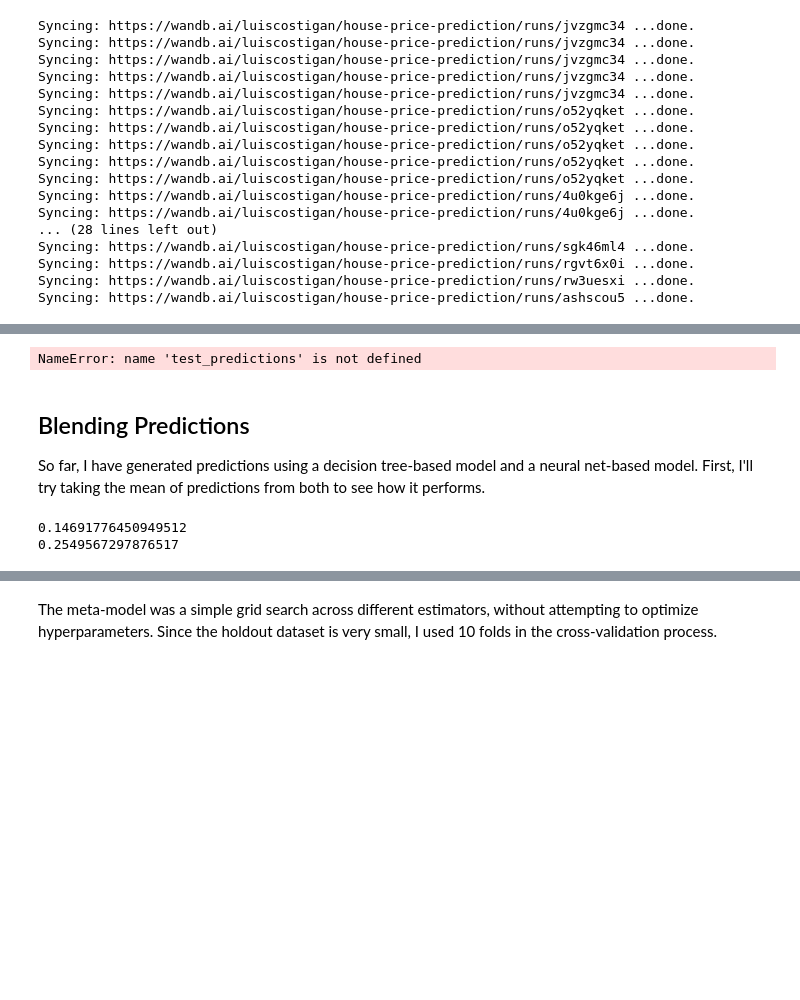
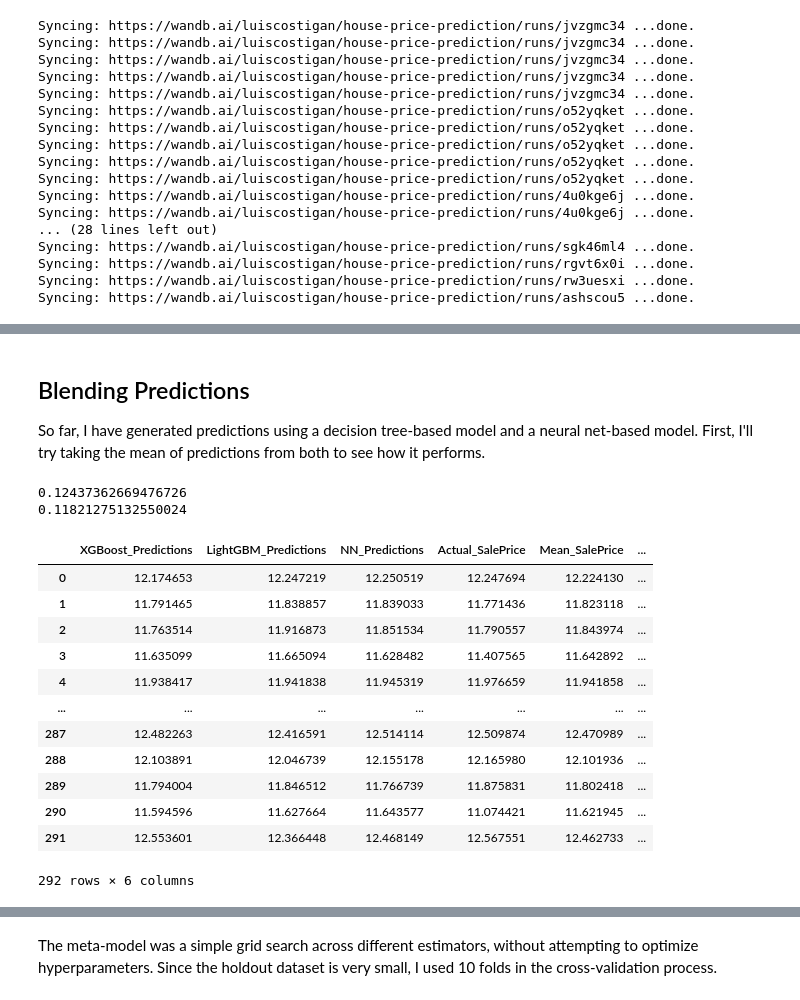
Before and after one commit to valencia21/data-science-projects, a Jupyter notebook: house-price-prediction/Models/tensorflow/tf_model_wrangling.ipynb, the cells around one changed output, grey strips where cells are left out. Saved outputs shown, nothing was run; the diff lists cells and outputs as text; code cells hidden in the pictures; blank space fills up the shorter version.

Commit message:
Better NN Predictions

```diff
--- a/house-price-prediction/Models/tensorflow/tf_model_wrangling.ipynb
+++ b/house-price-prediction/Models/tensorflow/tf_model_wrangling.ipynb
@@ -297,13 +316,13 @@ Hyperparameter optimization and experiment recording all took place within the W
 # %%
 # Enter best params from sweep
 best_params = {
-    "dropout": 0.3662,
+    "dropout": 0.001897,
     "dense1": 4096,
-    "dense2": 4096,
-    "bias1": 0.001,
-    "bias2": 0.01,
+    "dense2": 2048,
+    "bias1": 0.01,
+    "bias2": 0.001,
     "epochs": 150,
-    "batch_size": 16,
+    "batch_size": 8,
     "learning_rate": 0.001
 }
 
@@ -333,7 +352,7 @@ holdout_predictions = np.exp(holdout_predictions_log_transformed)
 # %%
 # Undo the log transform
 test_predictions = np.exp(test_predictions_log_transformed)
-holdout_predictions = np.exp(holdout_predictions_log_transformed)
+#holdout_predictions = np.exp(holdout_predictions_log_transformed)
 
 # Generating submission CSV
 d = {"Id":X_test.index,"SalePrice":test_predictions.flatten()}
@@ -342,8 +361,6 @@ submission = pd.DataFrame(data=d, index=None)
 submission["Id"] = submission["Id"] + 1461
 
 submission.to_csv("submission_nn.csv",index=False)
-# %% [output]
-NameError: name 'test_predictions' is not defined
 # %% [markdown]
 ## Blending Predictions
 
@@ -383,5 +400,5 @@ holdout_predictions_df["Weighted_Mean_SalePrice"] = holdout_predictions_df[["XGB
 print(mean_squared_error(holdout_predictions_df["Actual_SalePrice"], holdout_predictions_df["Mean_SalePrice"], squared=False))
 print(mean_squared_error(holdout_predictions_df["Actual_SalePrice"], holdout_predictions_df["Weighted_Mean_SalePrice"], squared=False))
 # %% [output]
-0.14691776450949512
-0.2549567297876517
+0.12437362669476726
+0.11821275132550024
@@ -392,3 +405,19 @@ holdout_predictions_df.applymap(np.exp)
+# %%
+holdout_predictions_df
+# %% [output]
+|  | XGBoost_Predictions | LightGBM_Predictions | NN_Predictions | Actual_SalePrice | Mean_SalePrice | ... |
+| 0 | 12.174653 | 12.247219 | 12.250519 | 12.247694 | 12.224130 | ... |
+| 1 | 11.791465 | 11.838857 | 11.839033 | 11.771436 | 11.823118 | ... |
+| 2 | 11.763514 | 11.916873 | 11.851534 | 11.790557 | 11.843974 | ... |
+| 3 | 11.635099 | 11.665094 | 11.628482 | 11.407565 | 11.642892 | ... |
+| 4 | 11.938417 | 11.941838 | 11.945319 | 11.976659 | 11.941858 | ... |
+| ... | ... | ... | ... | ... | ... | ... |
+| 287 | 12.482263 | 12.416591 | 12.514114 | 12.509874 | 12.470989 | ... |
+| 288 | 12.103891 | 12.046739 | 12.155178 | 12.165980 | 12.101936 | ... |
+| 289 | 11.794004 | 11.846512 | 11.766739 | 11.875831 | 11.802418 | ... |
+| 290 | 11.594596 | 11.627664 | 11.643577 | 11.074421 | 11.621945 | ... |
+| 291 | 12.553601 | 12.366448 | 12.468149 | 12.567551 | 12.462733 | ... |
+292 rows × 6 columns
 # %%
 # Drop other columns
 decision_tree_predictions = decision_tree_predictions[["Id","SalePrice"]]
```
Also changed, not shown: parts of 3 cells of this notebook, 1 other file.
